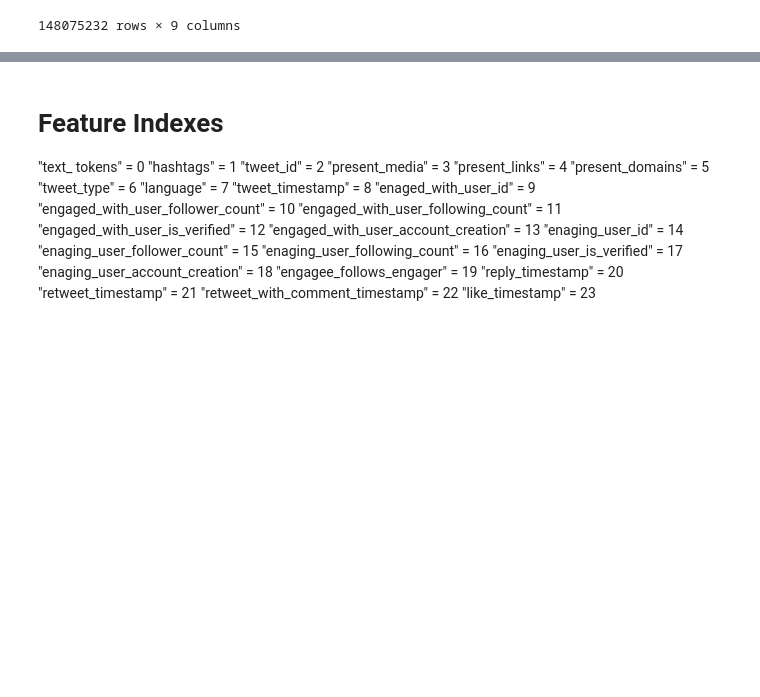
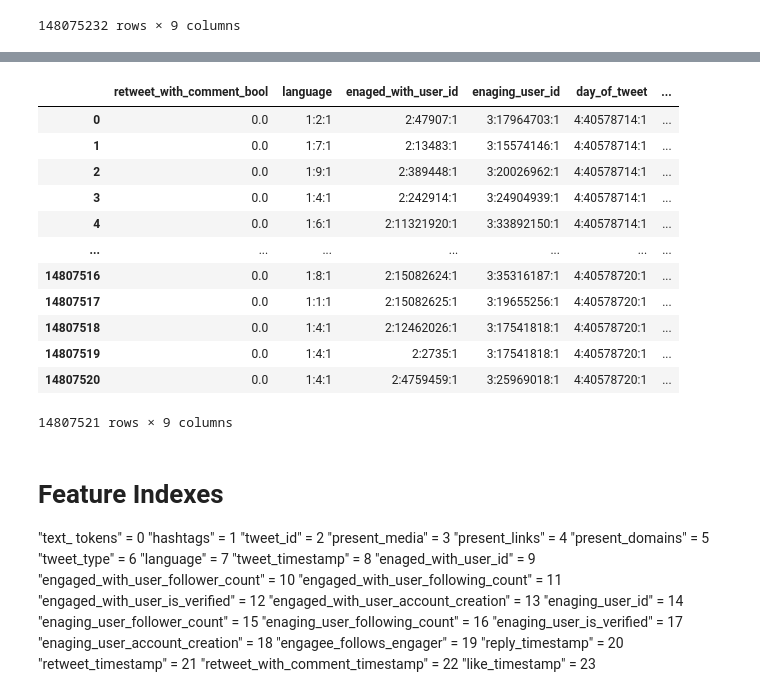
Before and after one commit to sumitsidana/recsys_challenge_2020, a Jupyter notebook: handling_large_categorical_data/Untitled2.ipynb, the cells around one changed output, grey strips where cells are left out. Drawn from its saved outputs; the diff is of its cells as text; code cells hidden in the pictures; blank space fills up the shorter version.

```diff
--- a/handling_large_categorical_data/Untitled2.ipynb
+++ b/handling_large_categorical_data/Untitled2.ipynb
@@ -446,0 +481,16 @@ df_out
+# %%
+test_ffm
+# %% [output]
+|  | retweet_with_comment_bool | language | enaged_with_user_id | enaging_user_id | day_of_tweet | ... |
+| 0 | 0.0 | 1:2:1 | 2:47907:1 | 3:17964703:1 | 4:40578714:1 | ... |
+| 1 | 0.0 | 1:7:1 | 2:13483:1 | 3:15574146:1 | 4:40578714:1 | ... |
+| 2 | 0.0 | 1:9:1 | 2:389448:1 | 3:20026962:1 | 4:40578714:1 | ... |
+| 3 | 0.0 | 1:4:1 | 2:242914:1 | 3:24904939:1 | 4:40578714:1 | ... |
+| 4 | 0.0 | 1:6:1 | 2:11321920:1 | 3:33892150:1 | 4:40578714:1 | ... |
+| ... | ... | ... | ... | ... | ... | ... |
+| 14807516 | 0.0 | 1:8:1 | 2:15082624:1 | 3:35316187:1 | 4:40578720:1 | ... |
+| 14807517 | 0.0 | 1:1:1 | 2:15082625:1 | 3:19655256:1 | 4:40578720:1 | ... |
+| 14807518 | 0.0 | 1:4:1 | 2:12462026:1 | 3:17541818:1 | 4:40578720:1 | ... |
+| 14807519 | 0.0 | 1:4:1 | 2:2735:1 | 3:17541818:1 | 4:40578720:1 | ... |
+| 14807520 | 0.0 | 1:4:1 | 2:4759459:1 | 3:25969018:1 | 4:40578720:1 | ... |
+14807521 rows × 9 columns
```
Also changed, not shown: parts of 8 cells of this notebook, 2 other files.
